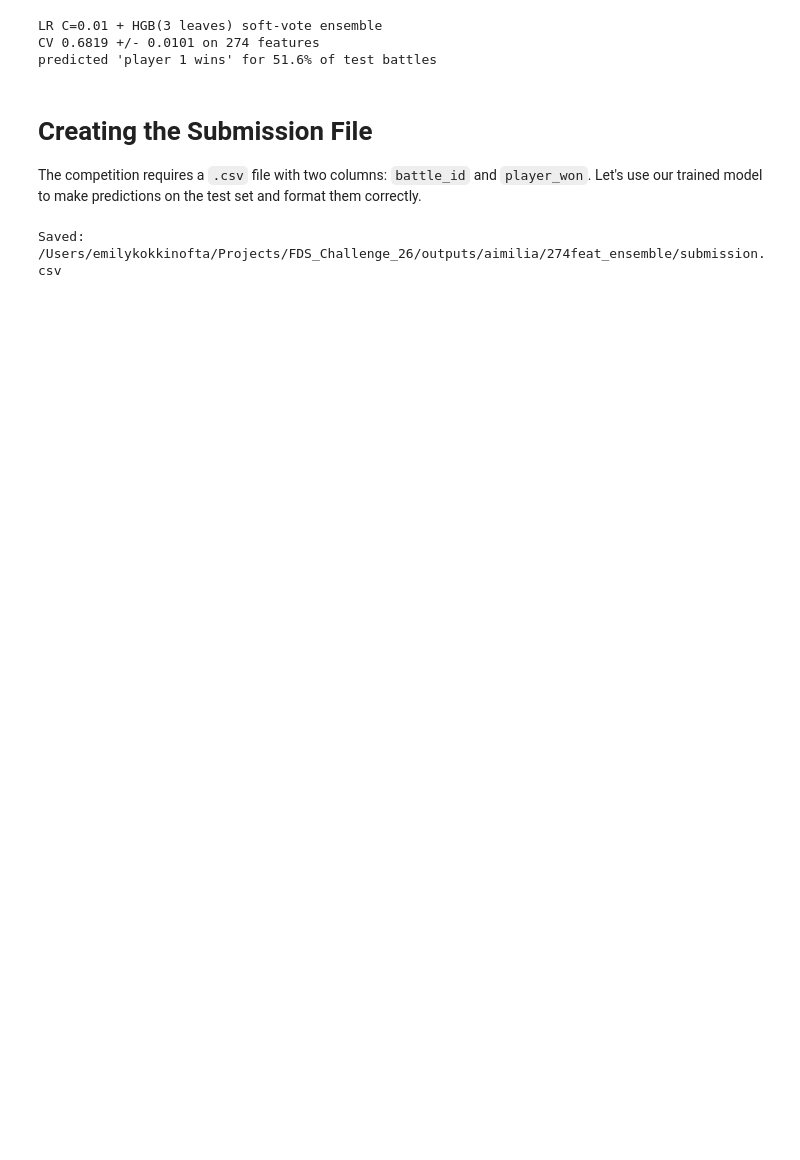
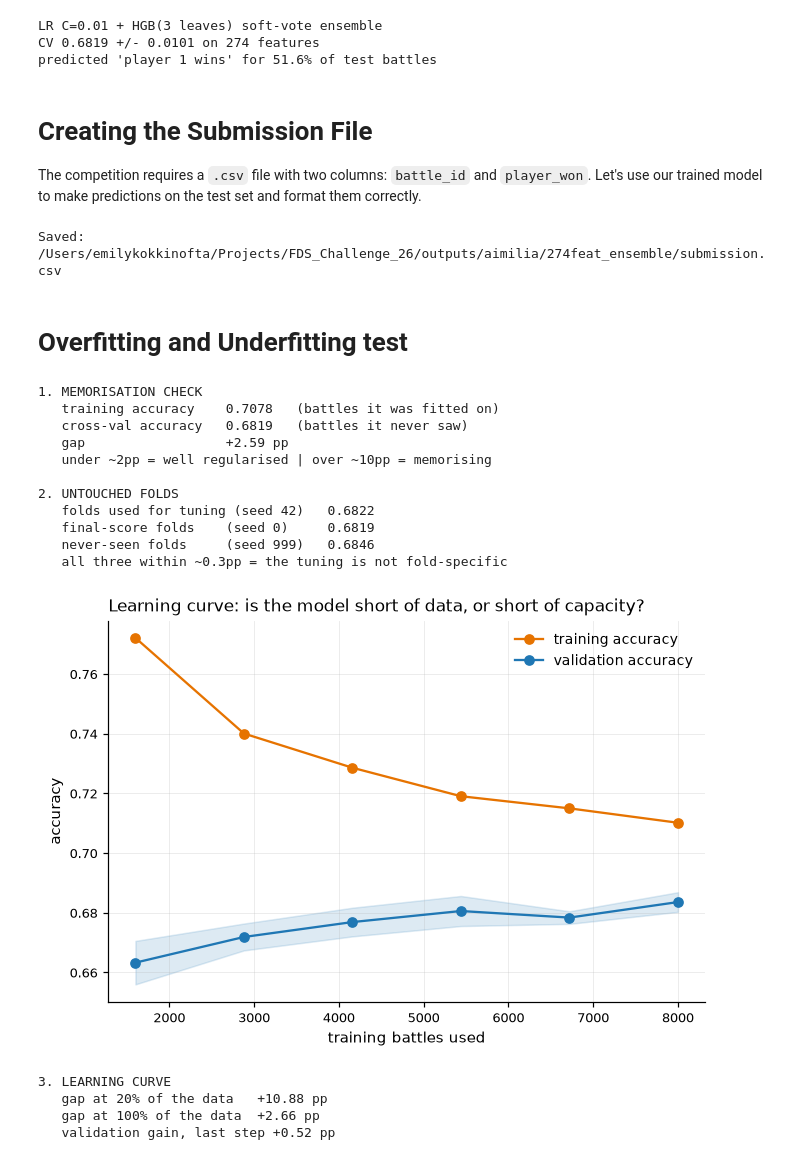
Before and after one commit to amrhsnd/FDS_Challenge_26, a Jupyter notebook: notebooks/aimilia/final.ipynb, the cells around one changed output. Drawn from its saved outputs; the diff is of its cells as text; code cells hidden in the pictures; blank space fills up the shorter version.

```diff
--- a/notebooks/aimilia/final.ipynb
+++ b/notebooks/aimilia/final.ipynb
@@ -614,3 +1146,77 @@ best_scores = results[best_name]
 print(f"Saved: {OUTPUT_DIR / 'submission.csv'}")
 # %% [output]
 Saved: /Users/emilykokkinofta/Projects/FDS_Challenge_26/outputs/aimilia/274feat_ensemble/submission.csv
+# %% [markdown]
+# Overfitting and Underfitting test
+# %%
+from sklearn.base import clone
+from sklearn.model_selection import learning_curve
+
+# does the model memorise? train accuracy vs cross-validated accuracy.
+# clone() makes an unfitted copy. FINAL_MODEL has already been fitted and used
+# to write the submission, so we leave it alone and experiment on a duplicate.
+
+m = clone(FINAL_MODEL)
+m.fit(X_train[FINAL_COLS], y_train)
+train_acc = m.score(X_train[FINAL_COLS], y_train)
+print("1. MEMORISATION CHECK")
+print(f"   training accuracy    {train_acc:.4f}   (battles it was fitted on)")
+print(f"   cross-val accuracy   {final_scores.mean():.4f}   (battles it never saw)")
+print(f"   gap                  {100*(train_acc - final_scores.mean()):+.2f} pp")
+print("   under ~2pp = well regularised | over ~10pp = memorising\n")
+
+
+# Nothing was tuned against seed 999. If the score holds here, the tuning
+# found real structure rather than quirks of the folds used to choose it.
+fresh = cross_val_score(FINAL_MODEL, X_train[FINAL_COLS], y_train,
+                        cv=RepeatedStratifiedKFold(n_splits=5, n_repeats=2,
+                                                   random_state=999),
+                        n_jobs=-1)
+print("2. UNTOUCHED FOLDS")
+print(f"   folds used for tuning (seed 42)   {scored['ensemble'].mean():.4f}")
+print(f"   final-score folds    (seed 0)     {final_scores.mean():.4f}")
+print(f"   never-seen folds     (seed 999)   {fresh.mean():.4f}")
+print("   all three within ~0.3pp = the tuning is not fold-specific\n")
+
+# learning_curve refits the model at six training-set sizes - 20%, 36%, 52%,
+# 68%, 84% and 100% of the data - and at each size reports accuracy on the
+# battles used for training and on held-out battles. Watching the two curves
+# converge or diverge tells us which resource is the binding constraint.
+
+
+sizes, tr, va = learning_curve(FINAL_MODEL, X_train[FINAL_COLS], y_train,
+                               train_sizes=np.linspace(0.2, 1.0, 6),
+                               cv=5, n_jobs=-1, shuffle=True, random_state=0)
+
+fig, ax = plt.subplots(figsize=(7, 4.5))
+ax.plot(sizes, tr.mean(axis=1), "o-", color=C_WIN, label="training accuracy")
+ax.plot(sizes, va.mean(axis=1), "o-", color=C_LOSE, label="validation accuracy")
+ax.fill_between(sizes, va.mean(axis=1) - va.std(axis=1),
+                va.mean(axis=1) + va.std(axis=1), color=C_LOSE, alpha=0.15)
+ax.set_xlabel("training battles used")
+ax.set_ylabel("accuracy")
+ax.set_title("Learning curve: is the model short of data, or short of capacity?", loc="left")
+ax.legend()
+plt.show()
+
+print("3. LEARNING CURVE")
+print(f"   gap at 20% of the data   {100*(tr.mean(axis=1)[0]  - va.mean(axis=1)[0]):+.2f} pp")
+print(f"   gap at 100% of the data  {100*(tr.mean(axis=1)[-1] - va.mean(axis=1)[-1]):+.2f} pp")
+print(f"   validation gain, last step {100*(va.mean(axis=1)[-1] - va.mean(axis=1)[-2]):+.2f} pp")
+# %% [output]
+1. MEMORISATION CHECK
+   training accuracy    0.7078   (battles it was fitted on)
+   cross-val accuracy   0.6819   (battles it never saw)
+   gap                  +2.59 pp
+   under ~2pp = well regularised | over ~10pp = memorising
+
+2. UNTOUCHED FOLDS
+   folds used for tuning (seed 42)   0.6822
+   final-score folds    (seed 0)     0.6819
+   never-seen folds     (seed 999)   0.6846
+   all three within ~0.3pp = the tuning is not fold-specific
+[figure, added]
+3. LEARNING CURVE
+   gap at 20% of the data   +10.88 pp
+   gap at 100% of the data  +2.66 pp
+   validation gain, last step +0.52 pp
```
Also changed, not shown: parts of 21 cells of this notebook.
